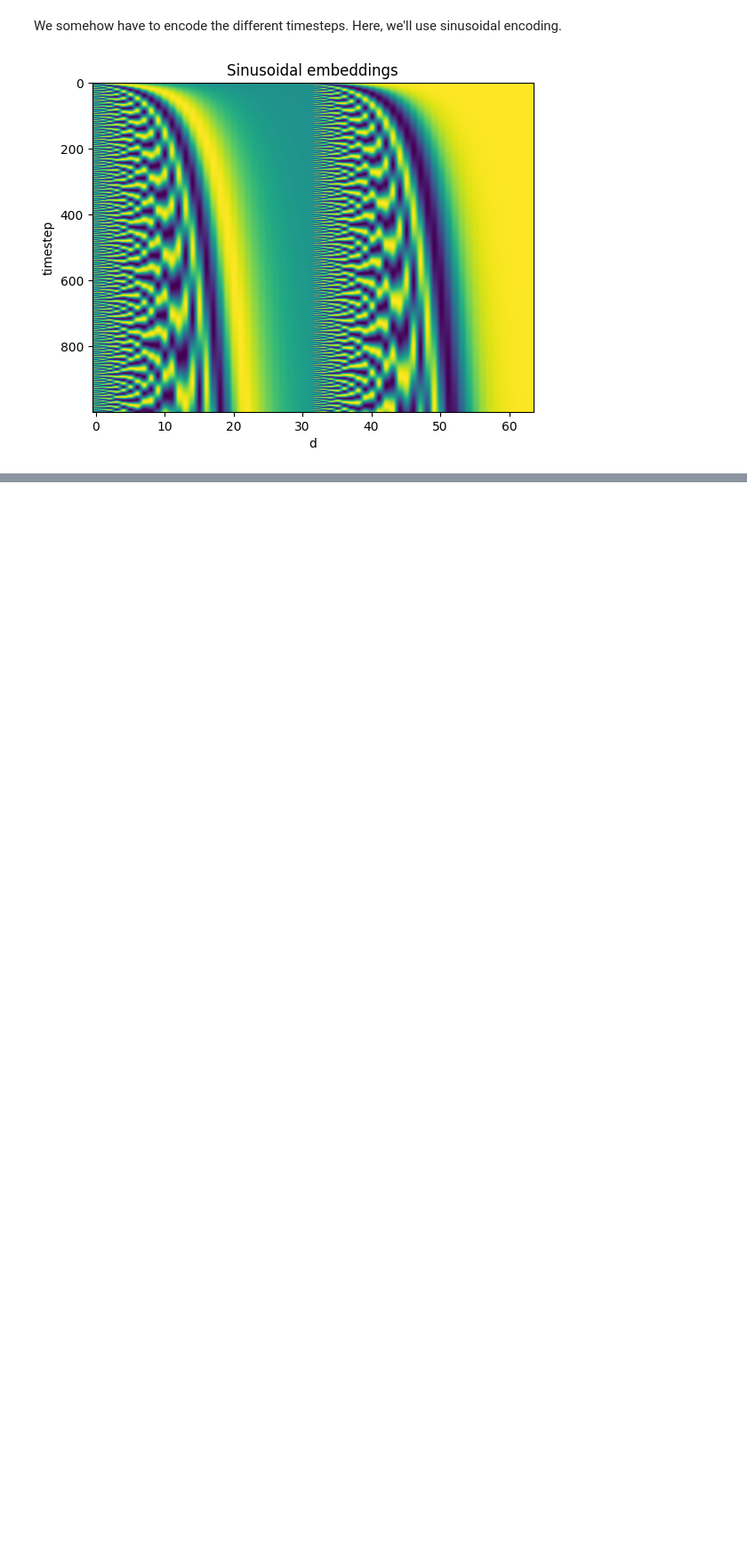
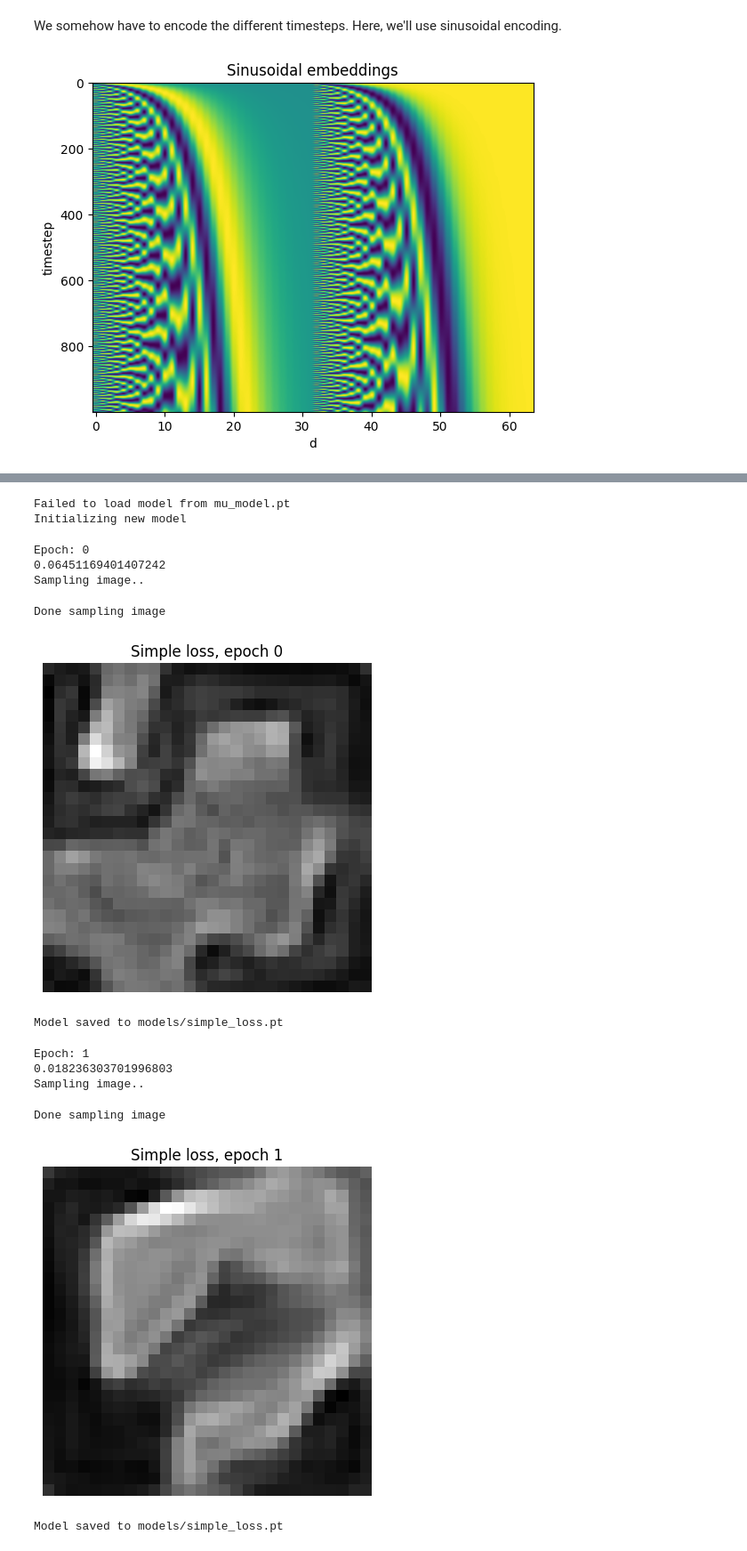
Before and after one commit to Andemand111/Specialkursus_diffusionmodel, a Jupyter notebook: main.IPYNB, the cells around one changed output, grey strips where cells are left out. Shown at 89% size. Drawn from its saved outputs; the diff is of its cells as text; code cells hidden in the pictures; blank space fills up the shorter version.

```diff
--- a/main.IPYNB
+++ b/main.IPYNB
@@ -288,0 +188,23 @@ axs[1].imshow(x0.view(*dimensions).permute(1, 2, 0).detach().numpy(), cmap='gray
+# %%
+from utils import MuModel
+mu_network = ResNET(dimensions[0]).to(device)
+args = [mu_network, train_loader, noise_schedule, dimensions, device]
+mu_model = MuModel(*args)
+mu_model.load_model()
+
+training_loop(mu_model, 10)
+# %% [output]
+Failed to load model from mu_model.pt
+Initializing new model
+Epoch: 0
+0.06451169401407242
+Sampling image..
+Done sampling image
+[figure, added]
+Model saved to models/simple_loss.pt
+Epoch: 1
+0.018236303701996803
+Sampling image..
+Done sampling image
+[figure, added]
+Model saved to models/simple_loss.pt
```
Also changed, not shown: parts of 14 cells of this notebook, 3 other files.
